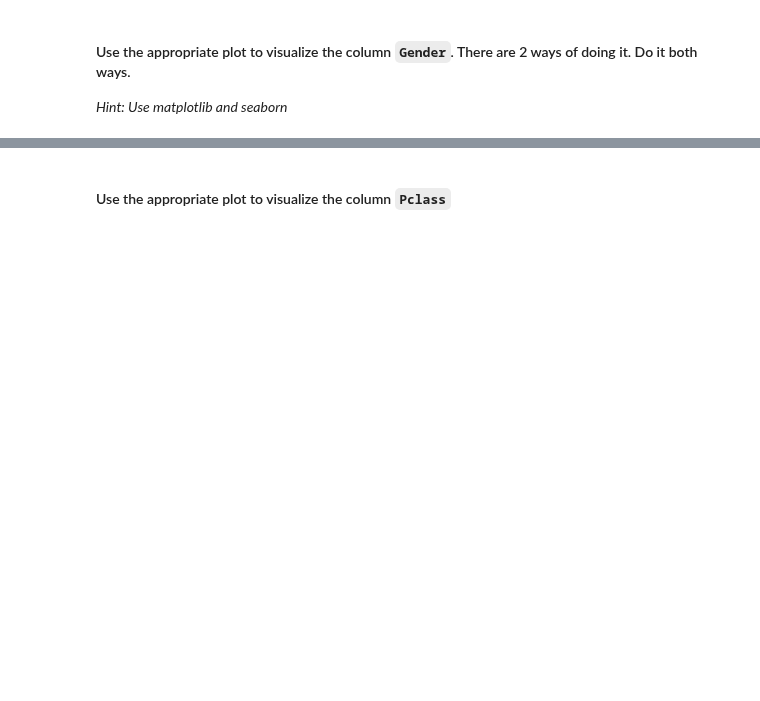
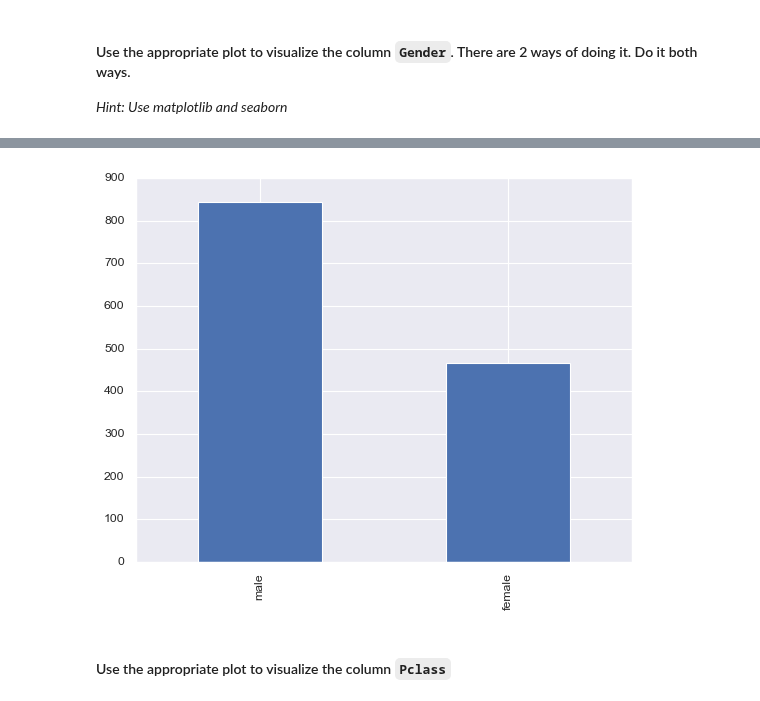
Before and after one commit to davidlafuentem/data-labs, a Jupyter notebook: module-2/lab-matplotlib-seaborn/your-code/challenge-3.ipynb, the cells around one changed output, grey strips where cells are left out. Drawn from its saved outputs; the diff is of its cells as text; code cells hidden in the pictures; blank space fills up the shorter version.

```diff
--- a/module-2/lab-matplotlib-seaborn/your-code/challenge-3.ipynb
+++ b/module-2/lab-matplotlib-seaborn/your-code/challenge-3.ipynb
@@ -145,2 +140,7 @@ plt.subplot(2,2,3), plt.hist(titanic.Age,bins=50)
 # %%
-# your code here- 2nd way
+# your code here- 2nd way (using Seaborn)
+
+titanic.Gender.value_counts().plot(kind='bar')
+plt.show()
+# %% [output]
+[figure, added]
```
Also changed, not shown: parts of 20 cells of this notebook.
